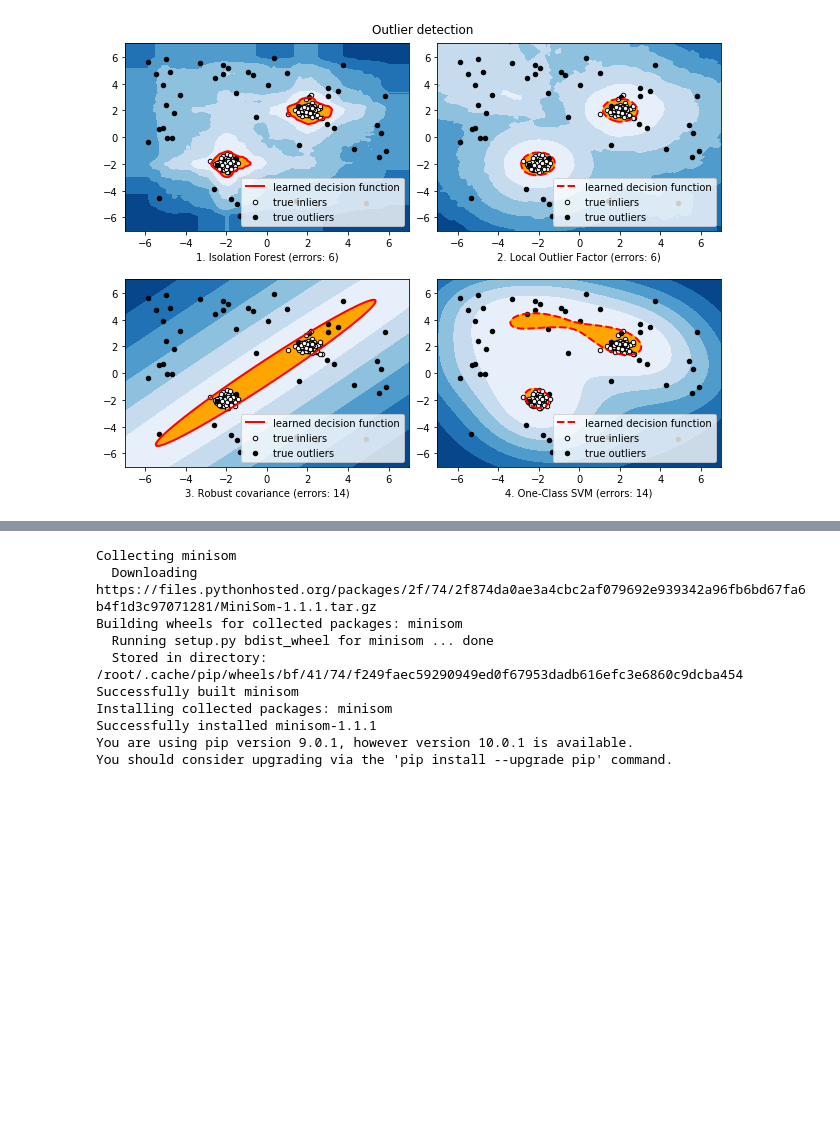
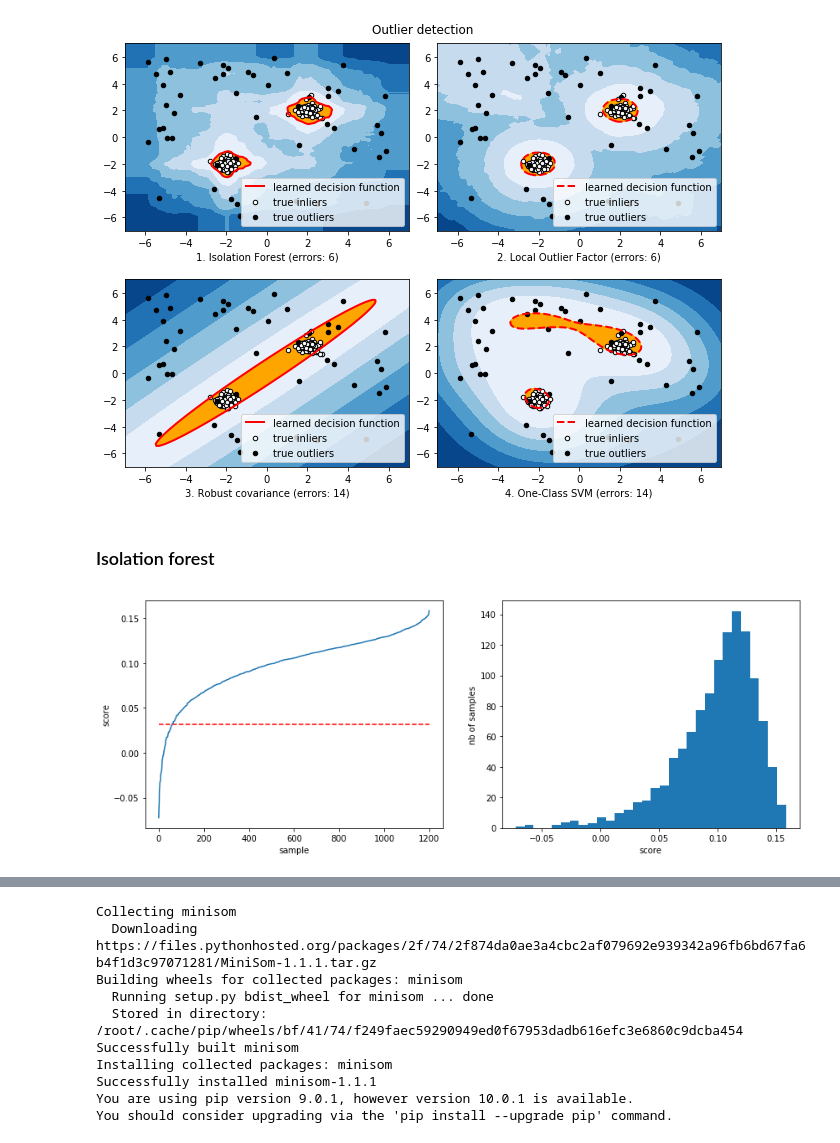
Before and after one commit to Gadiben/AML2018, a Jupyter notebook: Notebooks/challenges/Scikitlearn_Tree.ipynb, the cells around one changed output, grey strips where cells are left out. Saved outputs shown, nothing was run; the diff lists cells and outputs as text; code cells hidden in the pictures; blank space fills up the shorter version.

```diff
--- a/Notebooks/challenges/Scikitlearn_Tree.ipynb
+++ b/Notebooks/challenges/Scikitlearn_Tree.ipynb
@@ -66,20 +42,6 @@ challenge_data_folder = "./challenge_data"
 pdAllData = pd.read_csv(challenge_data_folder+"/train.csv",keep_default_na=False) #Load training data NA filter FALSE to keep Not available data
 columnTypesDict = pdAllData.dtypes.to_dict() #Infer part of the data schema
 columnNames = list(columnTypesDict.keys()) #List of all features name
-# %%
-def getLogRMSE(estimatedPrice,realPrice):
-    logRMSE = np.mean( (np.log(estimatedPrice) - np.log(realPrice))**2 )
-    return np.sqrt(logRMSE)
-def regressionTrees(X=X,Y=Y,depth=6,min_samples_leaf=8,test_size=0.25,singleTree=True,forest=False,extraTrees=False,nb_estimator=20):
-    X_train, X_test, y_train, y_test = train_test_split( X, Y, test_size = test_size, random_state = 42)# np.random.randint(0,100))
-    if singleTree: regressor = DecisionTreeRegressor(min_samples_leaf=min_samples_leaf,max_depth=depth)
-    elif forest: regressor = RandomForestRegressor(min_samples_leaf=min_samples_leaf,max_depth=depth,n_estimators=nb_estimator,random_state=42)#, max_depth=depth,min_samples_leaf=min_samples_leaf)
-    elif extraTrees: regressor = ExtraTreesClassifier(min_samples_leaf=min_samples_leaf,max_depth=depth,n_estimators=nb_estimator,random_state=42)#, max_depth=depth,min_samples_leaf=min_samples_leaf)
-
-    regressor.fit(X_train, y_train)
-    y_hat_test = regressor.predict(X_test)
-    training_estimation = regressor.predict(X_train)
-    return getLogRMSE(y_hat_test,y_test) ,getLogRMSE(training_estimation,y_train),regressor #test error train error
 # %%
 lb_make = LabelEncoder()
 
@@ -351,3 +354,31 @@ Automatically created module for IPython interactive environment
 [figure]
 [figure]
 [figure]
+# %% [markdown]
+### Isolation forest
+# %%
+from sklearn.ensemble import IsolationForest
+from scipy import stats
+
+outliers_fraction = 0.05
+
+def findOutliers_IsolationForest(X, outliers_fraction):
+    clf = IsolationForest(max_samples=len(X), contamination=outliers_fraction, random_state=42)
+    clf.fit(X)
+    scores_pred = clf.decision_function(X)
+    y_pred = clf.predict(X)
+    threshold = stats.scoreatpercentile(scores_pred,100 * outliers_fraction)
+    return scores_pred, y_pred, threshold
+
+scores_pred, y_pred, threshold = findOutliers_IsolationForest(X, outliers_fraction)
+# %%
+plt.figure(figsize=(14,5))
+plt.subplot(121)
+scores_pred_sorted = np.sort(scores_pred)
+plt.plot([0,1199],[threshold]*2,'--',c='red')
+plt.plot(scores_pred_sorted),plt.xlabel("sample"),plt.ylabel("score")
+plt.subplot(122)
+plt.hist(scores_pred_sorted, bins='auto'),plt.xlabel("score"),plt.ylabel("nb of samples")
+plt.show()
+# %% [output]
+[figure, added]
```
Also changed, not shown: parts of 14 cells of this notebook.
